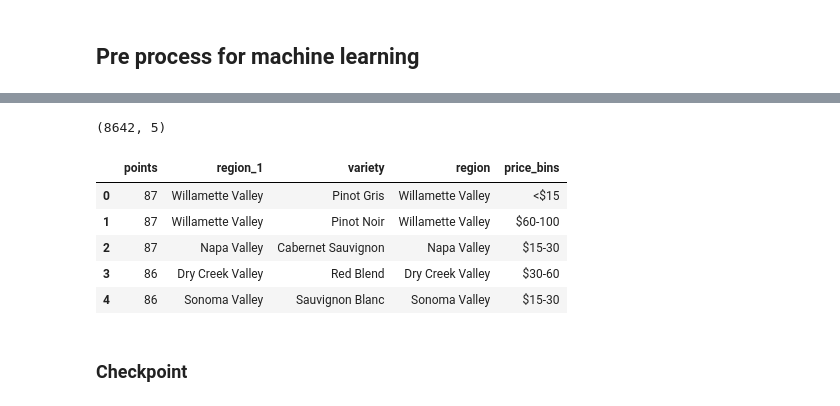
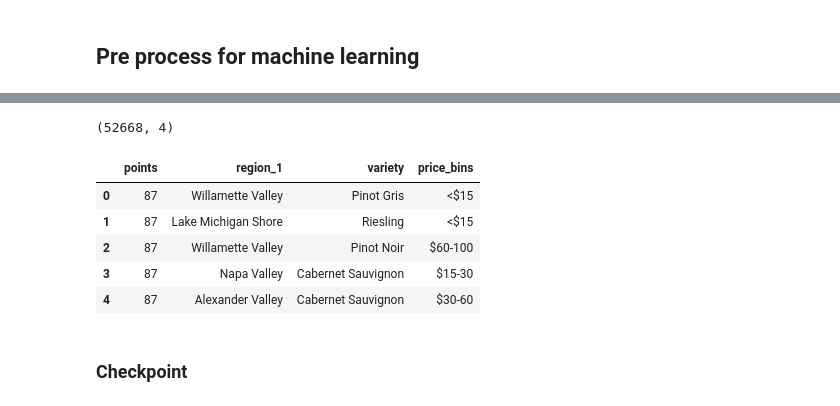
Before and after one commit to rkaysen63/Wine_Enthusiasts, a Jupyter notebook: Juhi/wine_random_forest.ipynb, the cells around one changed output, grey strips where cells are left out. Cells and saved outputs as stored; diff of their text form; code cells hidden in the pictures.

```diff
--- a/Juhi/wine_random_forest.ipynb
+++ b/Juhi/wine_random_forest.ipynb
@@ -39,8 +39,8 @@ engine.execute("SELECT * from wine")
 col_names_list = []
 
 #i = 0
-for i in range(len(inspector.get_columns('wine'))):
-    col_names_list.append(inspector.get_columns('wine')[i]['name'])
+for i in range(len(inspector.get_columns('uswine'))):
+    col_names_list.append(inspector.get_columns('uswine')[i]['name'])
 
 for i in range(len(inspector.get_columns('wineregions'))):
     col_names_list.append(inspector.get_columns('wineregions')[i]['name'])
@@ -53,7 +53,7 @@ US_wine_data_df = pd.DataFrame(columns = col_names_list)
 # %%
 # Inner join for wines and regions
 import sys
-join_db = engine.execute("SELECT * from wine inner join wineregions on wine.region_1 = wineregions.region")
+join_db = engine.execute("SELECT * from uswine inner join wineregions on uswine.region = wineregions.region")
 for record in join_db:
     record_series = pd.Series(list(record), index = US_wine_data_df.columns)
 
@@ -77,3 +76,3 @@ Index(['index', 'description', 'points', 'price', 'province', 'region_1',
       dtype='object')
 # %%
-US_wine_data_df.drop(columns = 'index', inplace=True)
+US_wine_data_drop_df = US_wine_data_df.drop(columns = 'index', 'region', inplace=True)
@@ -92,9 +95,7 @@ US_wine_data_df.to_sql(name='uswine', con=engine)
 # %%
-# Cut this out
-# Import data
-US_wine_data_df = pd.read_csv("Data/US_wine_data.csv")
-print(US_wine_data_df.shape)
-US_wine_data_df.head()
+# # Cut this out
+#Export data to csv
+US_wine_data_df.to_csv("Data/US_Wine_Join.csv", index=False)
 # %%
 # Make a copy of the dataframe
 US_wine_data_df_copy = US_wine_data_df
@@ -169,19 +170,19 @@ US_wine_data_title_df.to_csv("Data/US_wine_data_title.csv", index=False)
 # %%
 # Create DataFrame for machine learning model. Drop: "description" - of flavors, i.e. tart and snappy,
 # oaky, etc., price, province, region_2, "title" - name on the bottle, winery.
 # Dropped lat and long
 
-US_wine_data_df_ml = US_wine_data_df.drop(columns=["description", "price", "province", "region_2", "title", "winery", "latitude", "longitude"], axis=1)
+US_wine_data_df_ml = US_wine_data_df.drop(columns=["description", "price", "region", "province", "region_2", "title", "winery", "Latitude", "Longitude", "Place_id"], axis=1)
 print(US_wine_data_df_ml.shape)
 US_wine_data_df_ml.head()
 # %% [output]
-(8642, 5)
+(52668, 4)
-|  | points | region_1 | variety | region | price_bins |
-| 0 | 87 | Willamette Valley | Pinot Gris | Willamette Valley | <$15 |
-| 1 | 87 | Willamette Valley | Pinot Noir | Willamette Valley | $60-100 |
-| 2 | 87 | Napa Valley | Cabernet Sauvignon | Napa Valley | $15-30 |
-| 3 | 86 | Dry Creek Valley | Red Blend | Dry Creek Valley | $30-60 |
-| 4 | 86 | Sonoma Valley | Sauvignon Blanc | Sonoma Valley | $15-30 |
+|  | points | region_1 | variety | price_bins |
+| 0 | 87 | Willamette Valley | Pinot Gris | <$15 |
+| 1 | 87 | Lake Michigan Shore | Riesling | <$15 |
+| 2 | 87 | Willamette Valley | Pinot Noir | $60-100 |
+| 3 | 87 | Napa Valley | Cabernet Sauvignon | $15-30 |
+| 4 | 87 | Alexander Valley | Cabernet Sauvignon | $30-60 |
 # %%
 # Delete This
 #Save preprocessed dataframe (columns for machine learning: "points","region_1",""variety","price_bins")
```
Also changed, not shown: parts of 27 cells of this notebook.
